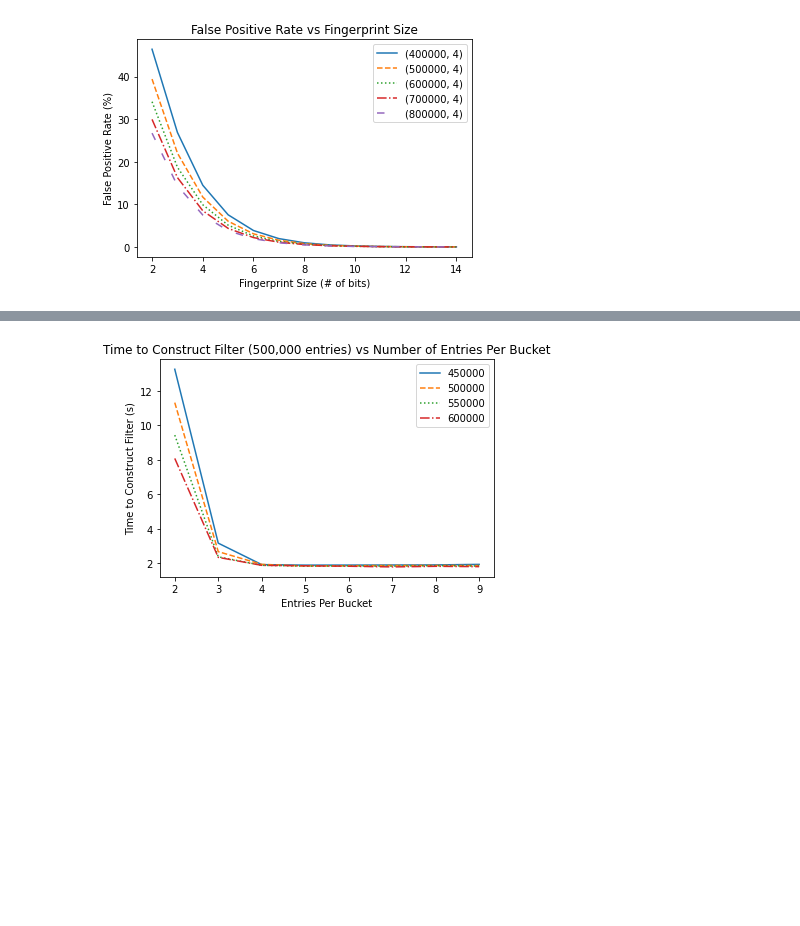
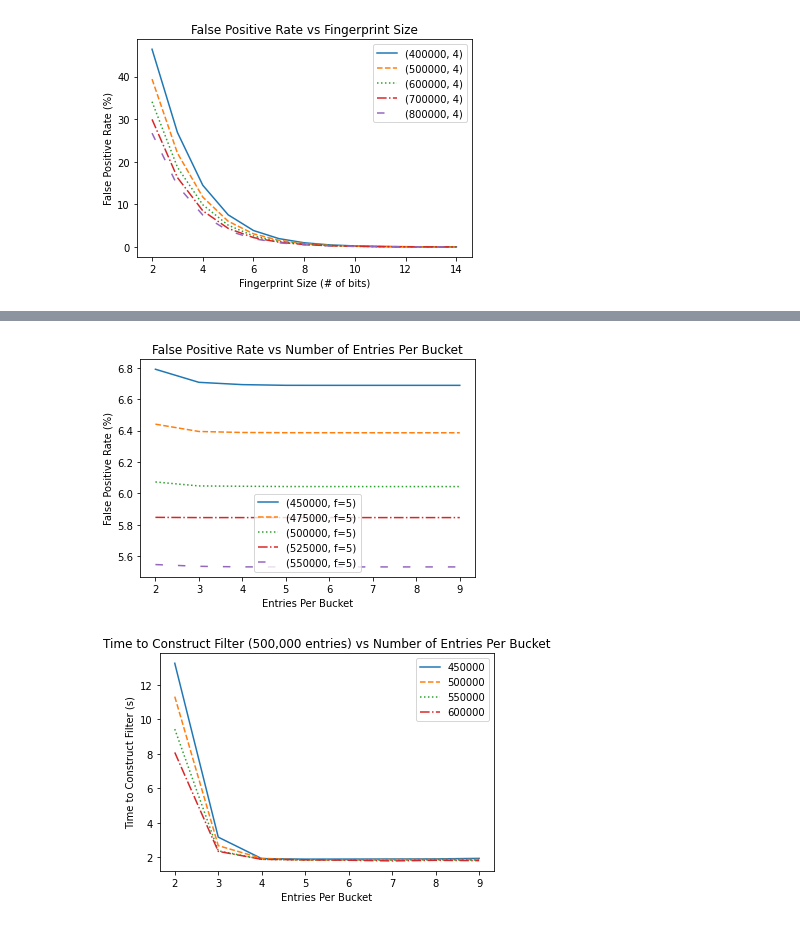
Before and after one commit to adamggibbs/data-structures-data-streams-project, a Jupyter notebook: CuckooFilter.ipynb, the cells around one changed output, grey strips where cells are left out. Drawn from its saved outputs; the diff is of its cells as text; code cells hidden in the pictures; blank space fills up the shorter version.

```diff
--- a/CuckooFilter.ipynb
+++ b/CuckooFilter.ipynb
@@ -903,3 +915,46 @@ plt.show()
+# %%
+f_size = 5
+sizes = range(450000,575000,25000)
+entries = range(2,10)
+outputs = [[],[],[],[],[]]
+
+index = 0
+for size in sizes:
+    for entry in entries:
+
+        cf = ExtendedCuckooFilter(size, entry, fingerprint_size=f_size)
+
+        with open('insert.txt', 'rt') as data_stream:
+            for line in data_stream:
+                for element in line.split():
+                        cf.insert(element)
+
+        false_pos = 0
+        checked = 0
+        with open('lookup.txt', 'rt') as data_stream:
+            for line in data_stream:
+                for element in line.split():
+                        checked += 1
+                        if cf.lookup(element):
+                            false_pos += 1
+
+        outputs[index].append(round(false_pos * 100 / checked, 4))
+    index += 1
+
+# styles for line graph lines
+line_styles = ["solid", "dashed", "dotted", "dashdot", (0, (5, 10))]
+
+for i in range(0,len(sizes)):
+    plt.plot(entries, outputs[i], label='('+str(sizes[i])+', f='+str(f_size)+')', linestyle=line_styles[i])
+
+plt.title("False Positive Rate vs Number of Entries Per Bucket")
+plt.xlabel("Entries Per Bucket")
+plt.ylabel("False Positive Rate (%)")
+plt.legend()
+
+plt.show()
+# %% [output]
+[figure, added]
 # %%
 sizes = range(450000,650000,50000)
 entries = range(2,10)
```
Also changed, not shown: parts of 13 cells of this notebook.
